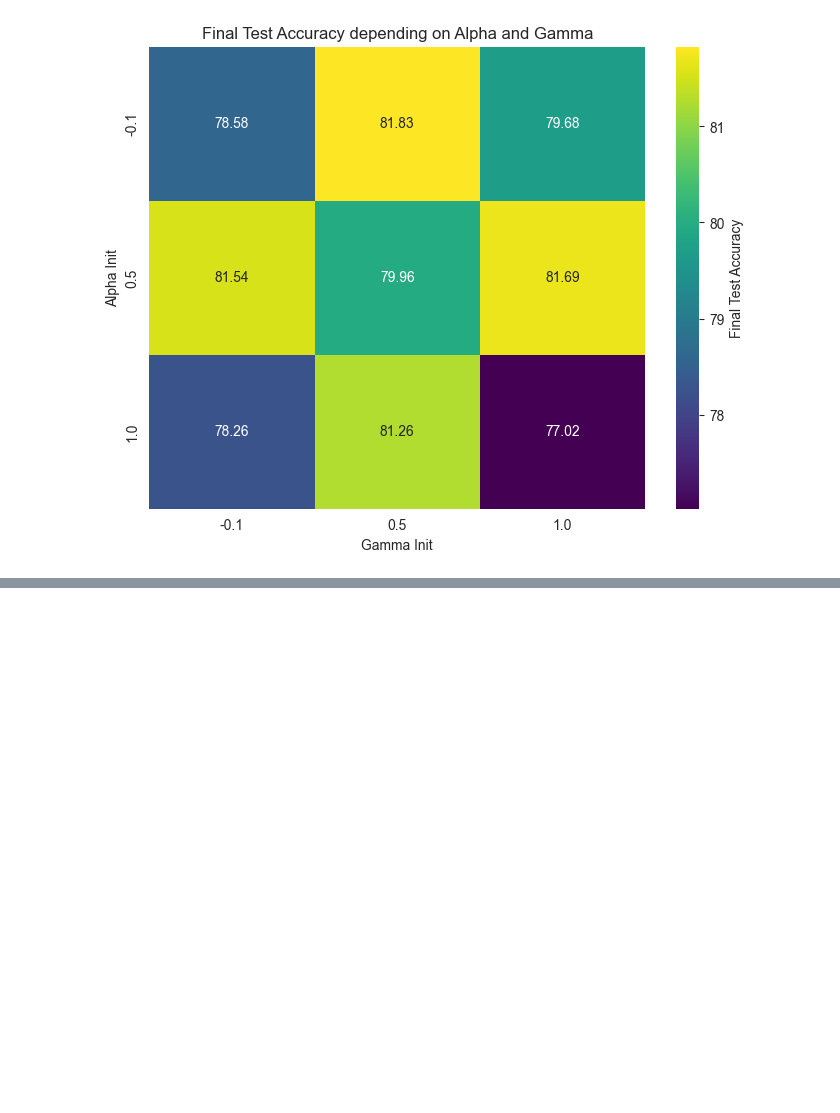
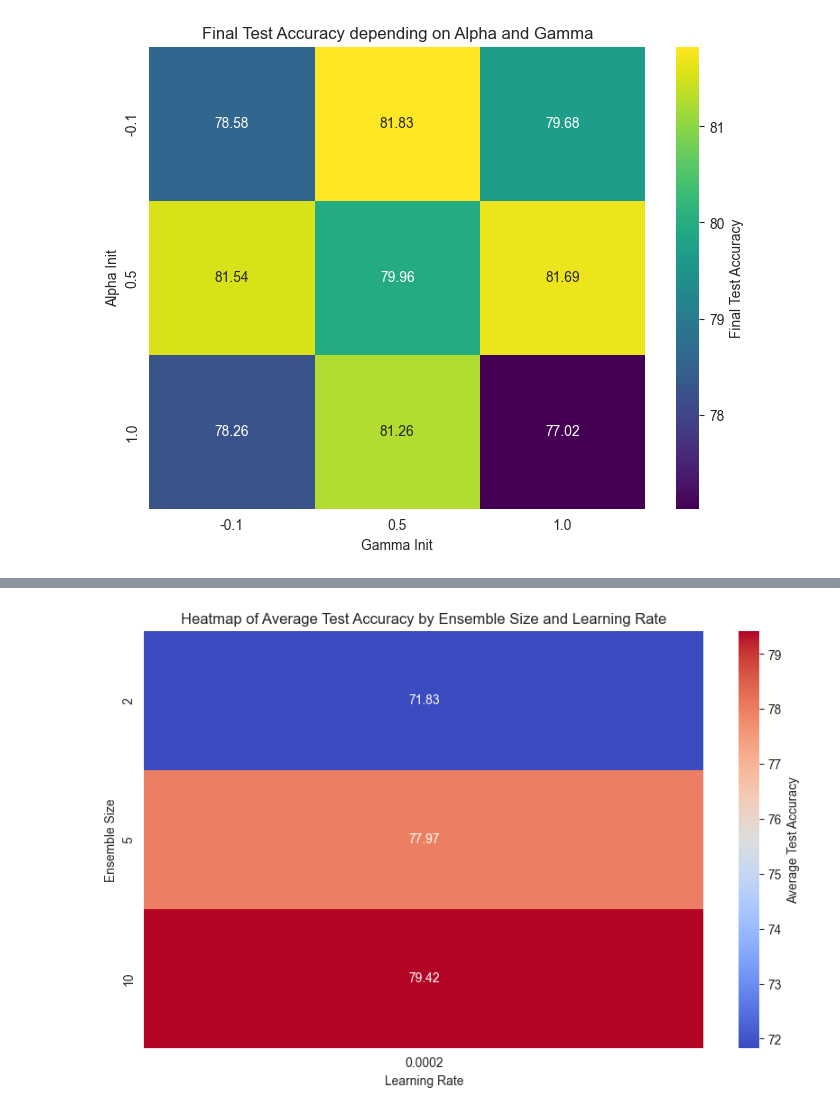
Before and after one commit to stefanielnz/P7_BatchEnsemble, a Jupyter notebook: code/CNN_Parameter_Testing.ipynb, the cells around one changed output, grey strips where cells are left out. Saved outputs shown, nothing was run; the diff lists cells and outputs as text; code cells hidden in the pictures; blank space fills up the shorter version.

```diff
--- a/code/CNN_Parameter_Testing.ipynb
+++ b/code/CNN_Parameter_Testing.ipynb
@@ -24,0 +55,17 @@ plt.show()
+# %%
+import seaborn as sns
+
+# Pivot the data to create a heatmap-friendly format
+heatmap_data = df.pivot_table(values='avg_test_accuracy',
+                              index='ensemble_size',
+                              columns='lr')
+
+# Plot the heatmap
+plt.figure(figsize=(10, 6))
+sns.heatmap(heatmap_data, annot=True, cmap='coolwarm', fmt='.2f', cbar_kws={'label': 'Average Test Accuracy'})
+plt.title('Heatmap of Average Test Accuracy by Ensemble Size and Learning Rate')
+plt.xlabel('Learning Rate')
+plt.ylabel('Ensemble Size')
+plt.show()
+# %% [output]
+[figure, added]
```
Also changed, not shown: parts of 4 cells of this notebook, 2 other files.
